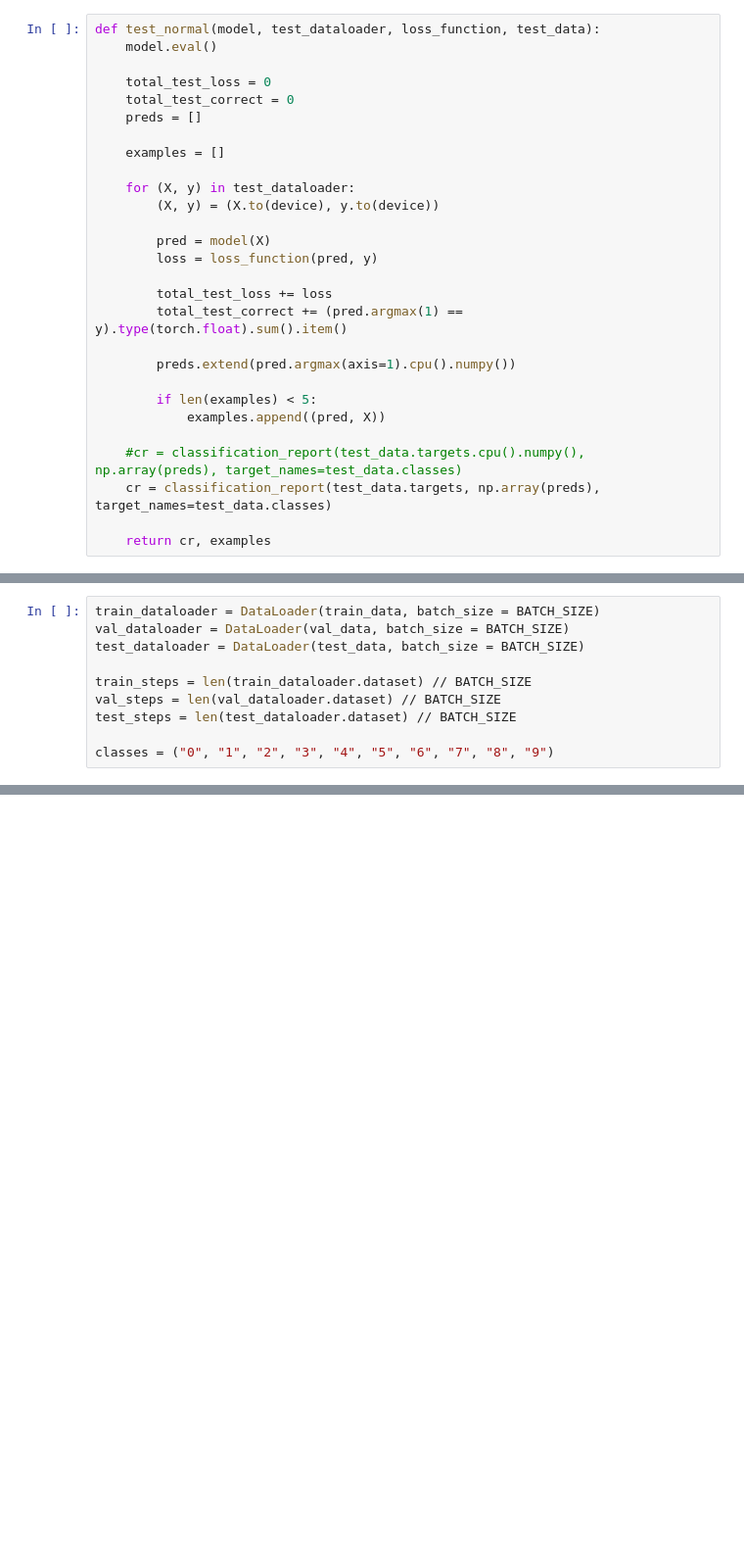
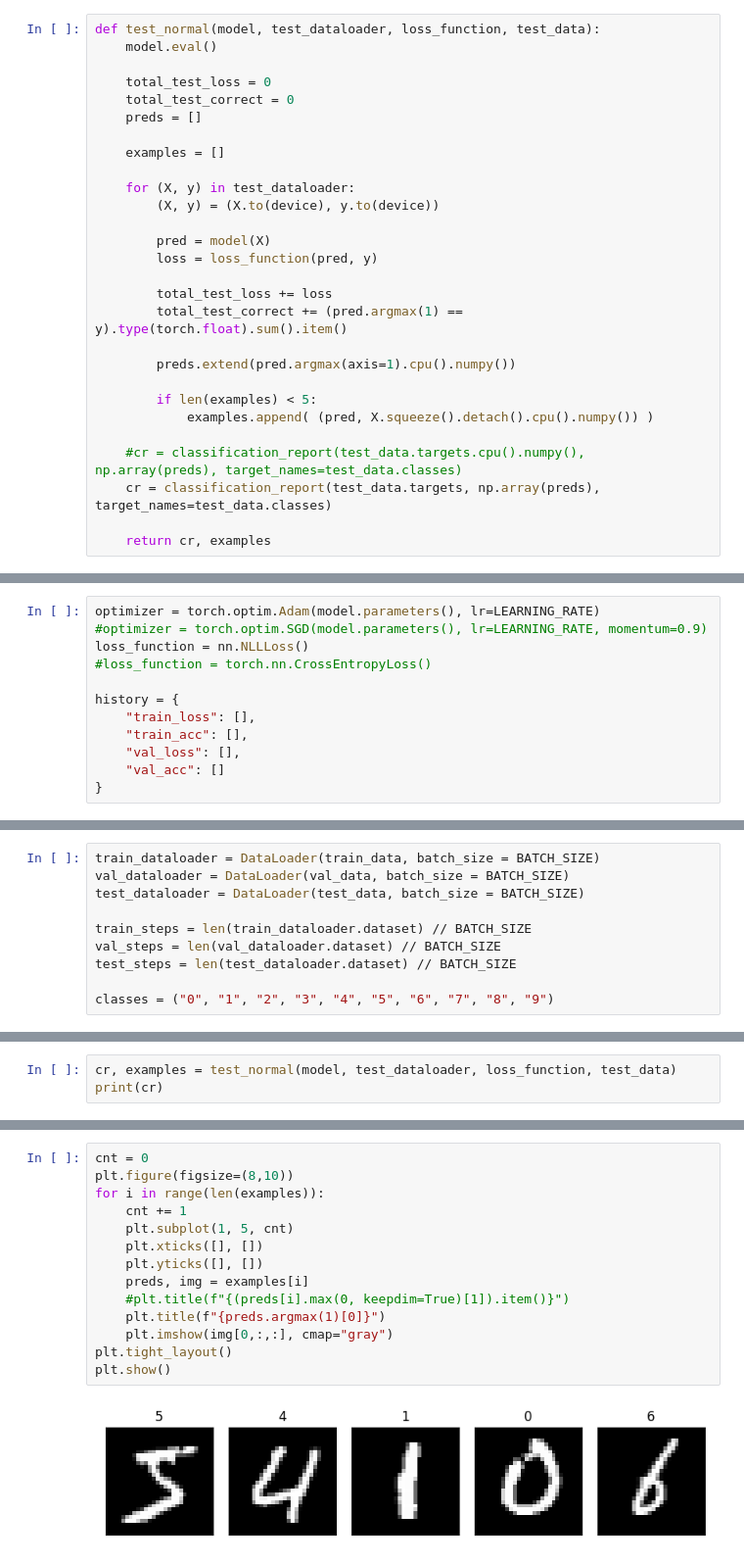
Before and after one commit to AliCampbellKhaya/robust_nn_mqp, a Jupyter notebook: mnist_neural_net.ipynb, the cells around one changed output, grey strips where cells are left out. Shown at 98% size. Saved outputs shown, nothing was run; the diff lists cells and outputs as text; blank space fills up the shorter version.

```diff
--- a/mnist_neural_net.ipynb
+++ b/mnist_neural_net.ipynb
@@ -148,7 +169,7 @@ def test_normal(model, test_dataloader, loss_function, test_data):
         preds.extend(pred.argmax(axis=1).cpu().numpy())
 
         if len(examples) < 5:
-            examples.append((pred, X))
+            examples.append( (pred, X.squeeze().detach().cpu().numpy()) )
 
     #cr = classification_report(test_data.targets.cpu().numpy(), np.array(preds), target_names=test_data.classes)
     cr = classification_report(test_data.targets, np.array(preds), target_names=test_data.classes)
@@ -186,3 +249,15 @@ print(f"Device: {device}")
+# %%
+optimizer = torch.optim.Adam(model.parameters(), lr=LEARNING_RATE)
+#optimizer = torch.optim.SGD(model.parameters(), lr=LEARNING_RATE, momentum=0.9)
+loss_function = nn.NLLLoss()
+#loss_function = torch.nn.CrossEntropyLoss()
+
+history = {
+    "train_loss": [],
+    "train_acc": [],
+    "val_loss": [],
+    "val_acc": []
+}
 # %%
 # For now remove SSL certification because is not working
 # Remove when SSL cert is working
@@ -258,0 +356,3 @@ print(test(model, test_dataloader, loss_function, test_data))
+# %%
+cr, examples = test_normal(model, test_dataloader, loss_function, test_data)
+print(cr)
@@ -258,0 +376,16 @@ print(test(model, test_dataloader, loss_function, test_data))
+# %%
+cnt = 0
+plt.figure(figsize=(8,10))
+for i in range(len(examples)):
+    cnt += 1
+    plt.subplot(1, 5, cnt)
+    plt.xticks([], [])
+    plt.yticks([], [])
+    preds, img = examples[i]
+    #plt.title(f"{(preds[i].max(0, keepdim=True)[1]).item()}")
+    plt.title(f"{preds.argmax(1)[0]}")
+    plt.imshow(img[0,:,:], cmap="gray")
+plt.tight_layout()
+plt.show()
+# %% [output]
+[figure, added]
```
Also changed, not shown: parts of 12 cells of this notebook.
